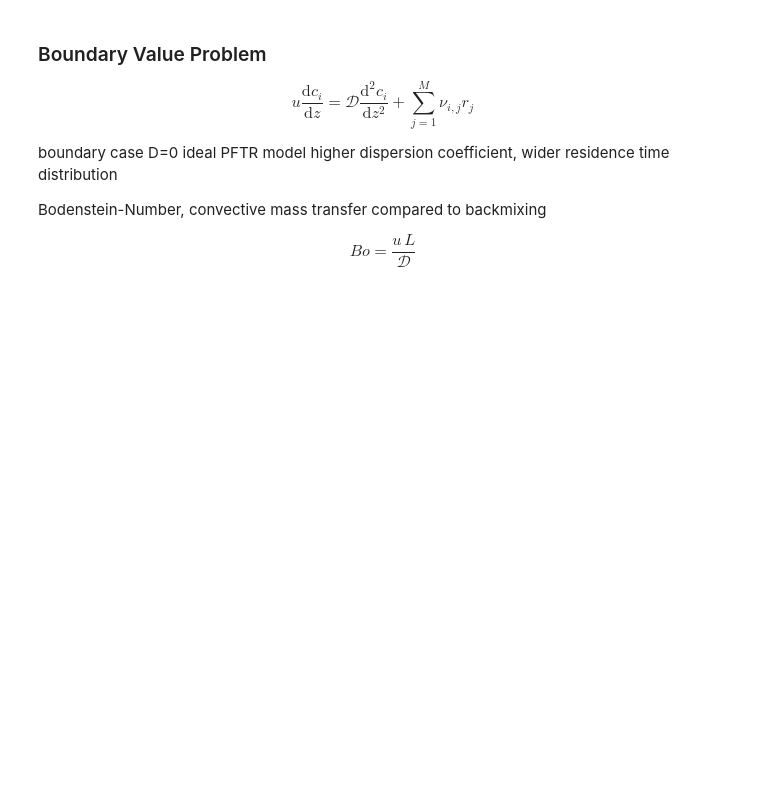
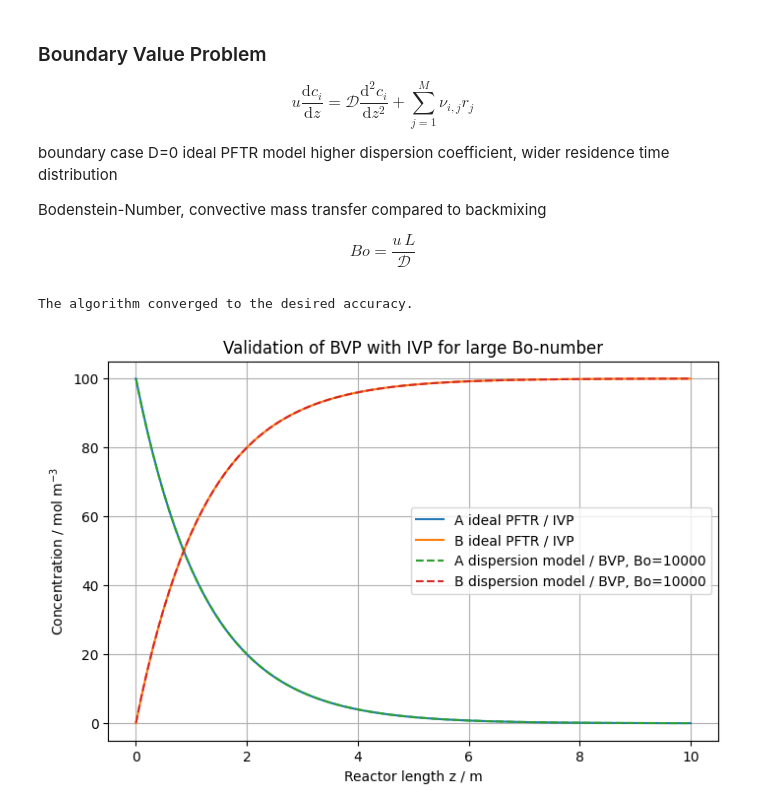
Before and after one commit to franzi-j/Assignment-4, a Jupyter notebook: Assigment_4_CRE III_Franzi.ipynb, the cells around one changed output. Cells and saved outputs as stored; diff of their text form; code cells hidden in the pictures; blank space fills up the shorter version.

```diff
--- a/Assigment_4_CRE III_Franzi.ipynb
+++ b/Assigment_4_CRE III_Franzi.ipynb
@@ -131,28 +142,63 @@ $$
 # %%
 def PFTR_re(z, y):
     'real PFTR model with axial dispersion'
     c_A = y[0]
     dc_A_dz = y[1]
     c_B = y[2]
     dc_B_dz = y[3]
 
     r = kinetics(c_A)
 
     d2c_A_dz2 = (u * dc_A_dz + r) / D_ax
     d2c_B_dz2 = (u * dc_B_dz - r) / D_ax
 
     return np.vstack((dc_A_dz, d2c_A_dz2,
                       dc_B_dz, d2c_B_dz2))
 
 def bc(ya, yb):
     'Danckwerts boundary conditions'
     # ya = values at z = 0
     # yb = values at z = L
 
     bc_A_in = u_up * A_up * c_A_in - (u * A * ya[0] - A * D_ax * ya[1])
     bc_B_in = u_up * A_up * c_B_in - (u * A * ya[2] - A * D_ax * ya[3])
 
     bc_A_out = yb[1]       # dcA/dz at z=L = 0
     bc_B_out = yb[3]       # dcB/dz at z=L = 0
 
     return np.array([bc_A_in, bc_B_in, bc_A_out, bc_B_out])
+
+z = np.linspace(0, L, 200)
+
+# Initial guess for BVP
+y_init = np.zeros((4, z.size))
+y_init[0] = c_A_in * np.exp(-k/u * z)       # guess for c_A
+y_init[2] = c_A_in - y_init[0]              # guess for c_B
+
+sol_re = solve_bvp(
+    PFTR_re,
+    bc,
+    z,
+    y_init,
+    max_nodes=10000
+)
+
+print(sol_re.message)
+
+plt.figure(figsize=(8,5))
+
+plt.plot(sol_id.t, sol_id.y[0], label="A ideal PFTR / IVP")
+plt.plot(sol_id.t, sol_id.y[1], label="B ideal PFTR / IVP")
+
+plt.plot(sol_re.x, sol_re.y[0], "--", label=f"A dispersion model / BVP, Bo={Bo}")
+plt.plot(sol_re.x, sol_re.y[2], "--", label=f"B dispersion model / BVP, Bo={Bo}")
+
+plt.xlabel("Reactor length z / m")
+plt.ylabel("Concentration / mol m$^{-3}$")
+plt.title("Validation of BVP with IVP for large Bo-number")
+plt.grid(True)
+plt.legend()
+plt.show()
+# %% [output]
+The algorithm converged to the desired accuracy.
+[figure, added]
```
Also changed, not shown: parts of 7 cells of this notebook.
